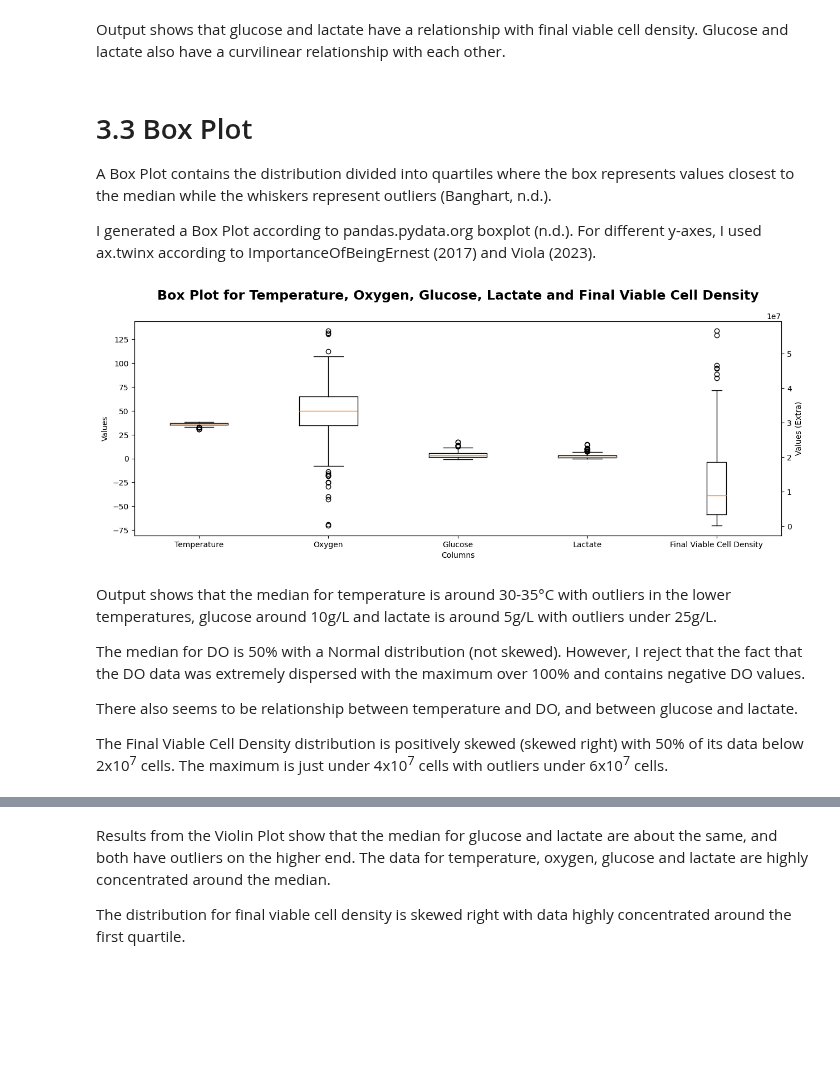
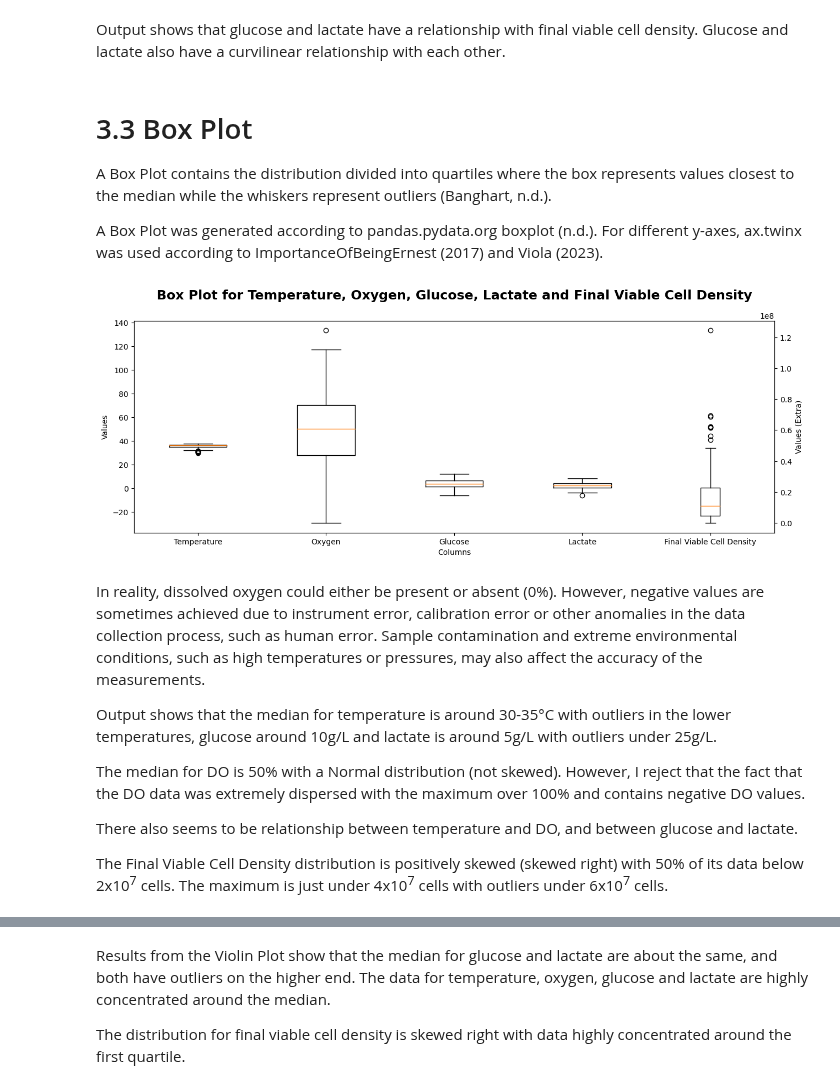
Before and after one commit to nurbujang/1progdaw23, a Jupyter notebook: project1.ipynb, the cells around one changed output, grey strips where cells are left out. Cells and saved outputs as stored; diff of their text form; code cells hidden in the pictures; blank space fills up the shorter version.

```diff
--- a/project1.ipynb
+++ b/project1.ipynb
@@ -740,35 +740,37 @@ Output shows that glucose and lactate have a relationship with final viable cell
 
 A Box Plot contains the distribution divided into quartiles where the box represents values closest to the median while the whiskers represent outliers (Banghart, n.d.).
 
-I generated a Box Plot according to pandas.pydata.org boxplot (n.d.). For different y-axes, I used ax.twinx according to ImportanceOfBeingErnest (2017) and Viola (2023).
+A Box Plot was generated according to pandas.pydata.org boxplot (n.d.). For different y-axes, ax.twinx was used according to ImportanceOfBeingErnest (2017) and Viola (2023).
 # %%
 fig, ax = plt.subplots(figsize=(15,5))
 
 # create box plots for each dataset on the first y-axis
-ax.boxplot([templg, oxygendw, glucosegx, lactategx], positions=[1, 2, 3, 4],
+ax.boxplot([templg, oxygenn, glucosen, lactaten], positions=[1, 2, 3, 4],
            labels=['Temperature', 'Oxygen', 'Glucose', 'Lactate'])
 
 # set labels and title for the first y-axis
 ax.set_xlabel('Columns')
 ax.set_ylabel('Values')
 
 # create a second y-axis
 ax2 = ax.twinx()
 
 # create a box plot for fvcde on the second y-axis
 ax2.boxplot(fvcde, positions=[5], labels=['Final Viable Cell Density'])
 
 # set labels and title for the second y-axis
 ax2.set_ylabel('Values (Extra)')
 
 plt.title('Box Plot for Temperature, Oxygen, Glucose, Lactate and Final Viable Cell Density',
           y=1.08, fontweight='bold', size=17)
 plt.show()
 
 # the x-axis is too small to accommodate the labels. increase the width. i tried, could find one. i tried figsize but error
 # %% [output]
-[figure, old version]
+[figure, new version]
 # %% [markdown]
+In reality, dissolved oxygen could either be present or absent (0%). However, negative values are sometimes achieved due to instrument error, calibration error or other anomalies in the data collection process, such as human error. Sample contamination and extreme environmental conditions, such as high temperatures or pressures, may also affect the accuracy of the measurements.
+
 Output shows that the median for temperature is around 30-35°C with outliers in the lower temperatures, glucose around 10g/L and lactate is around 5g/L with outliers under 25g/L.
 
 The median for DO is 50% with a Normal distribution (not skewed). However, I reject that the fact that the DO data was extremely dispersed with the maximum over 100% and contains negative DO values.
```
Also changed, not shown: parts of 37 cells of this notebook, 1 other file.
